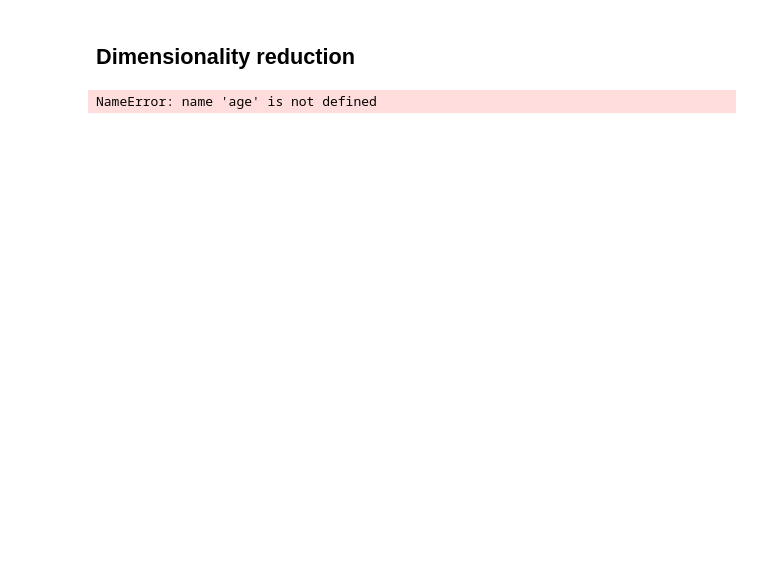
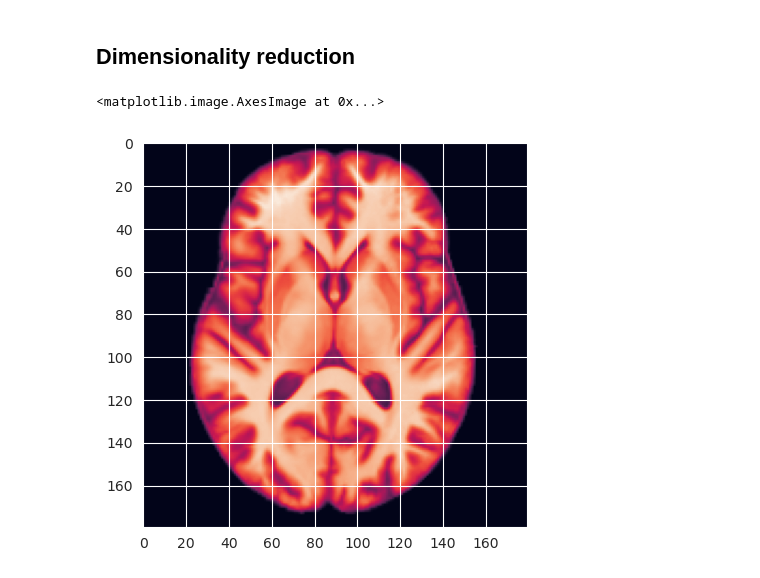
Before and after one commit to Liteknight/CounterBias, a Jupyter notebook: 02_DimentionalityReduction.ipynb, the cells around one changed output. Drawn from its saved outputs; the diff is of its cells as text; code cells hidden in the pictures; blank space fills up the shorter version.

```diff
--- a/02_DimentionalityReduction.ipynb
+++ b/02_DimentionalityReduction.ipynb
@@ -37,16 +23,17 @@ from pathlib import Path
 
 macaw_path = Path(os.getcwd())
 sys.path.append(str(macaw_path) +'/')
+exp_name = 'no_bias'
 
 train_csv_path = macaw_path/'splits'/'train.csv'
-train_img_path = macaw_path/'no_bias'/'train'
+train_img_path = macaw_path/exp_name/'train'
 
-# test_csv_path = macaw_path/'data'/'ukbb'/'test_hc.csv'
-# test_img_path = macaw_path/'data'/'ukbb'/'axial'/'test_hc'
+test_csv_path = macaw_path/'splits'/'test.csv'
+test_img_path = macaw_path/exp_name/'test'
 #
 kpca_path = macaw_path/'splits'/f'train_hc_kpca_{ncomps}.pkl'
 #
 train_path = macaw_path/'splits'/f'train_hc_data_KPCA_{ncomps}.pkl'
-# test_path = macaw_path/'data'/'ukbb'/'axial'/f'test_hc_data_KPCA_{ncomps}.pkl'
+test_path = macaw_path/'splits'/f'test_hc_data_KPCA_{ncomps}.pkl'
 # %%
 home_dir = './'
@@ -166,14 +151,6 @@ else:
 # %%
 disease = np.concatenate([d[0].numpy() for d in train_loader],axis=0)
 bias = np.concatenate([d[1].numpy() for d in train_loader],axis=0)
-# %%
-from sklearn.preprocessing import StandardScaler
-
-age = np.round(age)
-min_age = np.min(age)
-age-=min_age
-# %% [output]
-NameError: name 'age' is not defined
 # %%
 encoded_data = kpca.transform(imgs)
 # %%
@@ -185,3 +162,6 @@ test_loader = DataLoader(test_dataset, batch_size=batch_size)
 # %%
-show(next(iter(test_loader)))
+plt.imshow(next(iter(train_loader))[2][1])
+# %% [output]
+<matplotlib.image.AxesImage at 0x...>
+[figure, added]
 # %%
```
Also changed, not shown: parts of 12 cells of this notebook, 16 other files.
